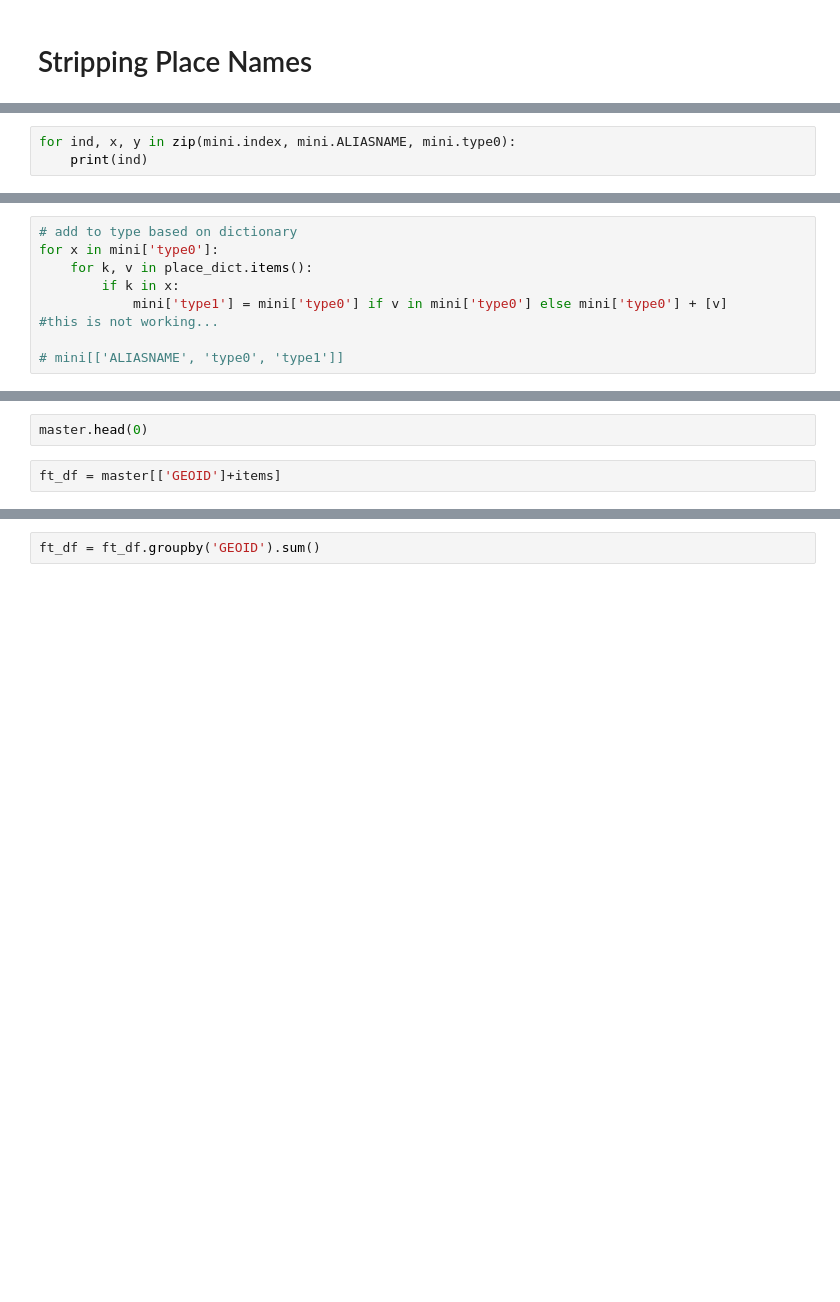
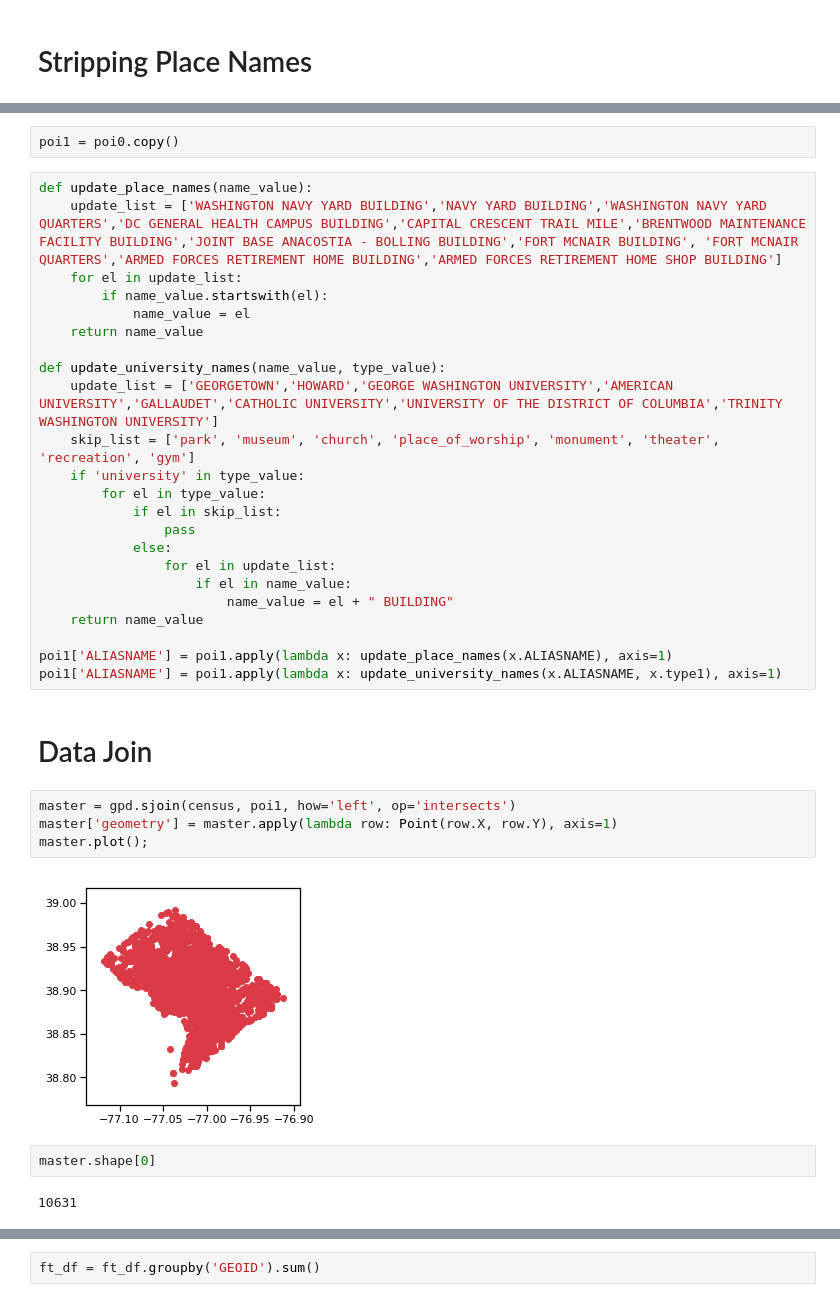
Before and after one commit to NicoleJaneway/dc-block-clustering, a Jupyter notebook: notebooks/Blocks12.ipynb, the cells around one changed output, grey strips where cells are left out. Saved outputs shown, nothing was run; the diff lists cells and outputs as text; blank space fills up the shorter version.

```diff
--- a/notebooks/Blocks12.ipynb
+++ b/notebooks/Blocks12.ipynb
@@ -342,3 +217,0 @@ def update_untagged(name_value, type_value):
-# %%
-for ind, x, y in zip(mini.index, mini.ALIASNAME, mini.type0):
-    print(ind)
@@ -357,9 +217,0 @@ place_dict = invert_dict(place_dict0)
-# %%
-# add to type based on dictionary
-for x in mini['type0']:
-    for k, v in place_dict.items():
-        if k in x:
-            mini['type1'] = mini['type0'] if v in mini['type0'] else mini['type0'] + [v]
-#this is not working...
-
-# mini[['ALIASNAME', 'type0', 'type1']]
@@ -511,4 +218,37 @@ master.plot();
-# %%
-master.head(0)
-# %%
-ft_df = master[['GEOID']+items]
+# %%
+poi1 = poi0.copy()
+# %%
+def update_place_names(name_value):
+    update_list = ['WASHINGTON NAVY YARD BUILDING','NAVY YARD BUILDING','WASHINGTON NAVY YARD QUARTERS','DC GENERAL HEALTH CAMPUS BUILDING','CAPITAL CRESCENT TRAIL MILE','BRENTWOOD MAINTENANCE FACILITY BUILDING','JOINT BASE ANACOSTIA - BOLLING BUILDING','FORT MCNAIR BUILDING', 'FORT MCNAIR QUARTERS','ARMED FORCES RETIREMENT HOME BUILDING','ARMED FORCES RETIREMENT HOME SHOP BUILDING']
+    for el in update_list:
+        if name_value.startswith(el):
+            name_value = el
+    return name_value
+
+def update_university_names(name_value, type_value):
+    update_list = ['GEORGETOWN','HOWARD','GEORGE WASHINGTON UNIVERSITY','AMERICAN UNIVERSITY','GALLAUDET','CATHOLIC UNIVERSITY','UNIVERSITY OF THE DISTRICT OF COLUMBIA','TRINITY WASHINGTON UNIVERSITY']
+    skip_list = ['park', 'museum', 'church', 'place_of_worship', 'monument', 'theater', 'recreation', 'gym']
+    if 'university' in type_value:
+        for el in type_value:
+            if el in skip_list:
+                pass
+            else:
+                for el in update_list:
+                    if el in name_value:
+                        name_value = el + " BUILDING"
+    return name_value
+
+poi1['ALIASNAME'] = poi1.apply(lambda x: update_place_names(x.ALIASNAME), axis=1)
+poi1['ALIASNAME'] = poi1.apply(lambda x: update_university_names(x.ALIASNAME, x.type1), axis=1)
+# %% [markdown]
+# Data Join
+# %%
+master = gpd.sjoin(census, poi1, how='left', op='intersects')
+master['geometry'] = master.apply(lambda row: Point(row.X, row.Y), axis=1)
+master.plot();
+# %% [output]
+[figure, added]
+# %%
+master.shape[0]
+# %% [output]
+10631
```
Also changed, not shown: parts of 76 cells of this notebook.
